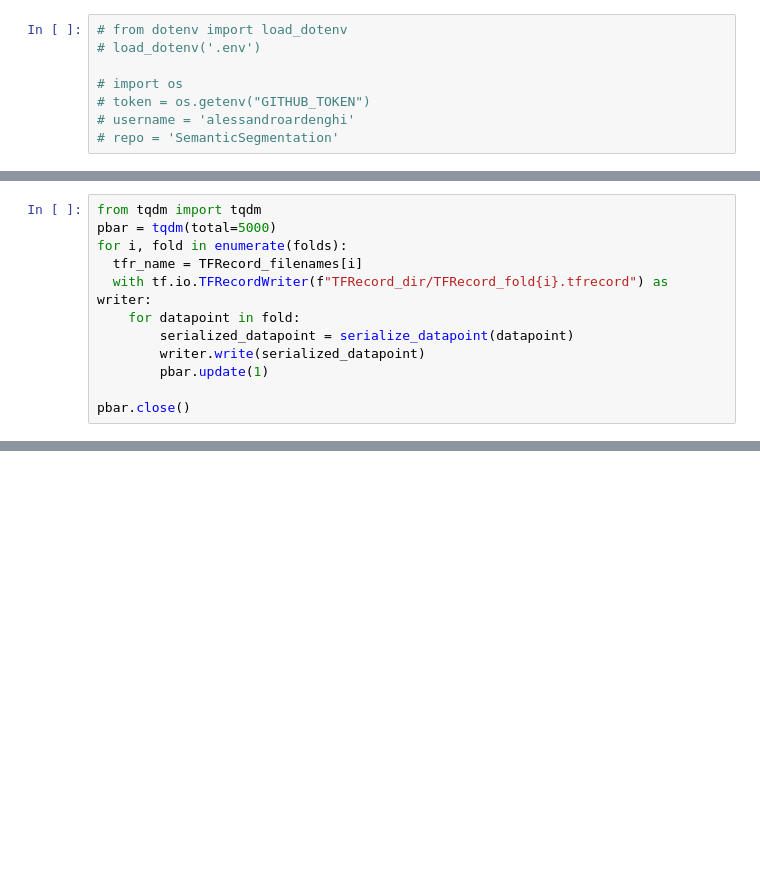
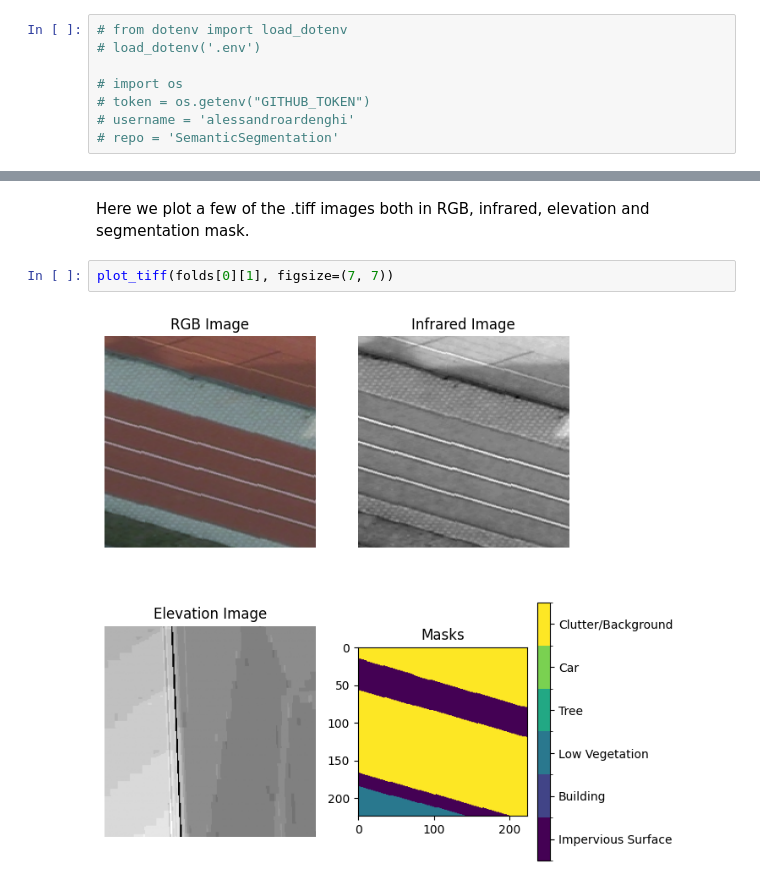
Before and after one commit to alessandroardenghi/SemanticSegmentation, a Jupyter notebook: main.ipynb, the cells around one changed output, grey strips where cells are left out. Saved outputs shown, nothing was run; the diff lists cells and outputs as text; blank space fills up the shorter version.

```diff
--- a/main.ipynb
+++ b/main.ipynb
@@ -157,12 +13,0 @@ def serialize_datapoint(datapoint_path):
-# %%
-from tqdm import tqdm
-pbar = tqdm(total=5000)
-for i, fold in enumerate(folds):
-  tfr_name = TFRecord_filenames[i]
-  with tf.io.TFRecordWriter(f"TFRecord_dir/TFRecord_fold{i}.tfrecord") as writer:
-    for datapoint in fold:
-        serialized_datapoint = serialize_datapoint(datapoint)
-        writer.write(serialized_datapoint)
-        pbar.update(1)
-
-pbar.close()
@@ -392,0 +73,6 @@ ValueError: Input 0 of layer "functional_3" is incompatible with the layer: expe
+# %% [markdown]
+Here we plot a few of the .tiff images both in RGB, infrared, elevation and segmentation mask.
+# %%
+plot_tiff(folds[0][1], figsize=(7, 7))
+# %% [output]
+[figure, added]
```
Also changed, not shown: parts of 52 cells of this notebook, 7 other files.
